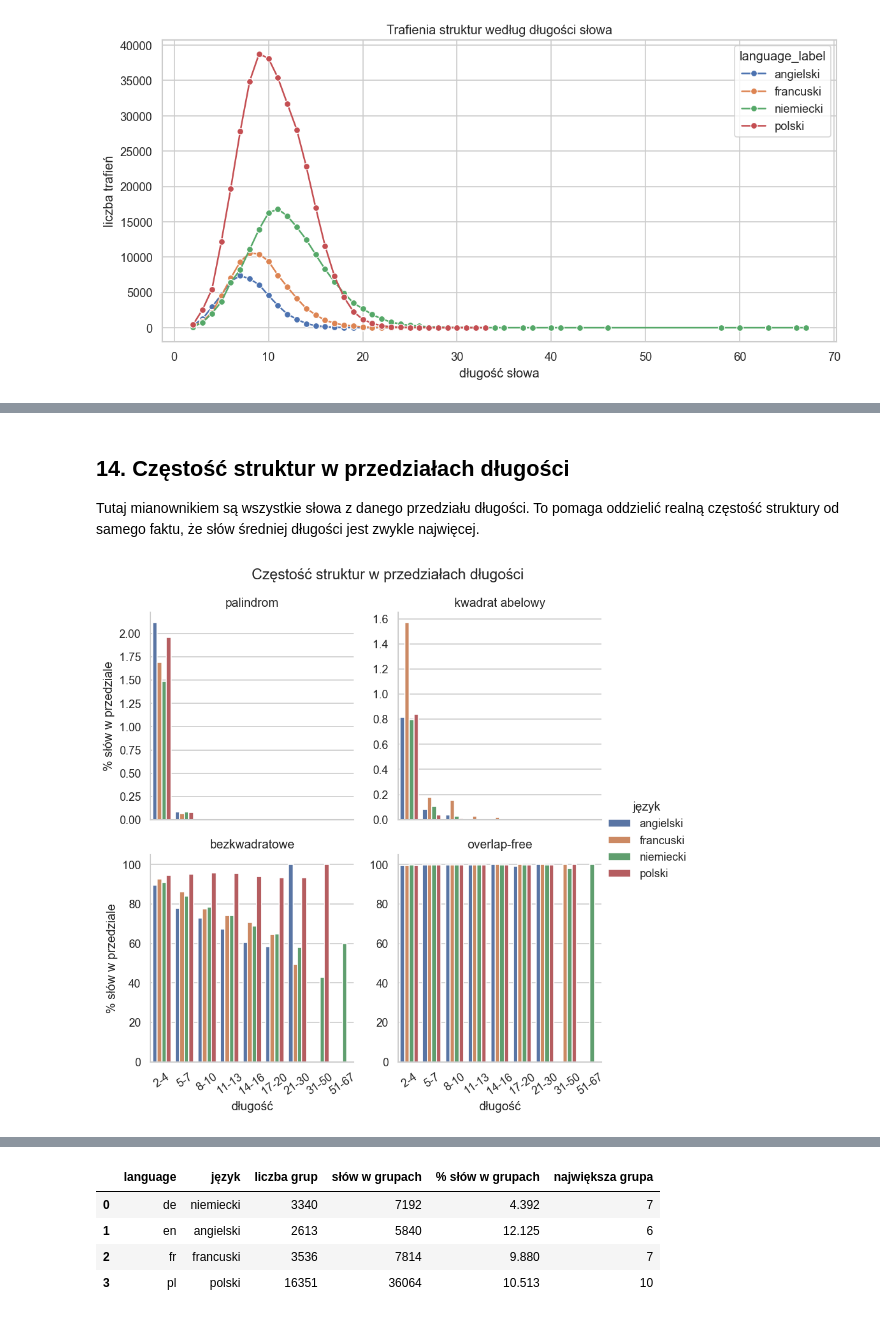
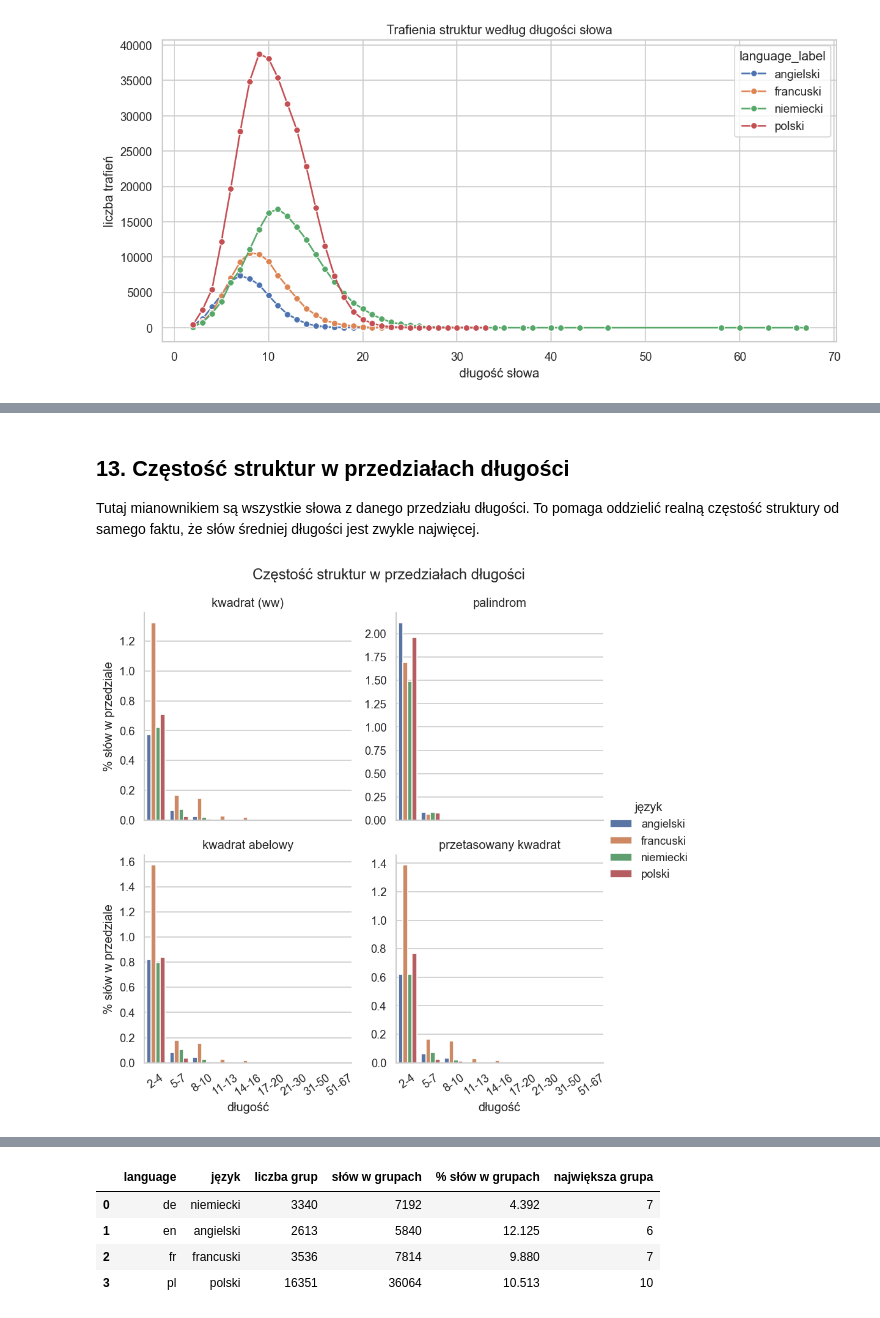
Before and after one commit to H4wk507/natural-languages, a Jupyter notebook: docs/dictionary_stats_analysis.ipynb, the cells around one changed output, grey strips where cells are left out. Drawn from its saved outputs; the diff is of its cells as text; code cells hidden in the pictures.

```diff
--- a/docs/dictionary_stats_analysis.ipynb
+++ b/docs/dictionary_stats_analysis.ipynb
@@ -25,9 +25,9 @@ from collections import Counter
 from pathlib import Path
 
 import matplotlib.pyplot as plt
-import numpy as np
 import pandas as pd
 import seaborn as sns
+
 try:
     from IPython.display import Markdown, display
 except ModuleNotFoundError:
@@ -43,7 +43,7 @@ if not (ROOT / 'natural_languages').exists() and (ROOT.parent / 'natural_languag
 if str(ROOT) not in sys.path:
     sys.path.insert(0, str(ROOT))
 
-from natural_languages.data import DataLoader, TextPreprocessor
+from natural_languages.data import DataLoader, TextPreprocessor  # noqa: E402
 
 RESULTS_DIR = ROOT / 'results'
 RAW_DIR = ROOT / 'data' / 'raw'
@@ -65,9 +65,6 @@ STRUCTURE_ORDER = [
     'abelian_square',
     'tangram',
     'shuffled_square',
-    'square_free',
-    'overlap_free',
-    'abelian_square_free',
 ]
 STRUCTURE_LABELS = {
     'square': 'kwadrat (ww)',
@@ -75,9 +72,6 @@ STRUCTURE_LABELS = {
     'abelian_square': 'kwadrat abelowy',
     'tangram': 'tangram',
     'shuffled_square': 'przetasowany kwadrat',
-    'square_free': 'bezkwadratowe',
-    'overlap_free': 'overlap-free',
-    'abelian_square_free': 'bezkwadratowe abelowo',
 }
 IS_COLUMNS = [f'is_{structure}' for structure in STRUCTURE_ORDER]
 
@@ -118,6 +112,7 @@ def load_summary() -> pd.DataFrame:
     summary = pd.concat(frames, ignore_index=True)
     summary['language'] = summary['language'].astype(str)
     summary['language_label'] = summary['language'].map(language_label)
+    summary = summary[summary['structure'].isin(STRUCTURE_ORDER)].copy()
     summary['structure'] = pd.Categorical(summary['structure'], categories=STRUCTURE_ORDER, ordered=True)
     summary['structure_label'] = summary['structure'].astype(str).map(STRUCTURE_LABELS)
     summary['n_words'] = pd.to_numeric(summary['n_words'], errors='coerce').fillna(0).astype(int)
@@ -507,7 +469,10 @@ if long_hits.empty:
     note('Brak `*_hits.csv` albo brak trafień.')
 else:
     top_rows = []
-    for (language_name, structure_name), group in long_hits.groupby(['language_label', 'structure_label'], observed=True):
+    for (
+        language_name,
+        structure_name,
+    ), group in long_hits.groupby(['language_label', 'structure_label'], observed=True):
         examples = group.sort_values(['length', 'word'], ascending=[False, True]).head(8)
         top_rows.append(
             {
@@ -562,7 +527,9 @@ else:
         .size()
         .reset_index(name='liczba trafień')
     )
-    selected = profile[profile['structure_label'].isin([STRUCTURE_LABELS[item] for item in ['palindrome', 'abelian_square', 'shuffled_square', 'square_free']])]
+    selected_structures = ['square', 'palindrome', 'abelian_square', 'shuffled_square']
+    selected_labels = [STRUCTURE_LABELS[item] for item in selected_structures]
+    selected = profile[profile['structure_label'].isin(selected_labels)]
     grid = sns.relplot(
         data=selected,
         x='length',
@@ -585,5 +552,5 @@ else:
 # %% [markdown]
-## 14. Częstość struktur w przedziałach długości
+## 13. Częstość struktur w przedziałach długości
 
 Tutaj mianownikiem są wszystkie słowa z danego przedziału długości. To pomaga oddzielić realną częstość struktury od samego faktu, że słów średniej długości jest zwykle najwięcej.
 # %%
@@ -591,38 +558,38 @@ if full_words.empty or full_words['coverage'].eq('hits_only').all():
     note('Sekcja wymaga `data/raw/*.txt`, żeby znać mianownik dla każdej długości.')
 else:
     binned = add_length_bins(full_words)
-    selected_structures = ['palindrome', 'abelian_square', 'square_free', 'overlap_free']
+    selected_structures = ['square', 'palindrome', 'abelian_square', 'shuffled_square']
     rows = []
     for (language_name, length_bin), group in binned.groupby(['language_label', 'length_bin'], observed=True):
         total = len(group)
         for structure in selected_structures:
             rows.append(
                 {
                     'język': language_name,
                     'przedział długości': str(length_bin),
                     'struktura': STRUCTURE_LABELS[structure],
                     'częstość %': 100.0 * group[f'is_{structure}'].sum() / total if total else 0.0,
                 }
             )
     rates_by_bin = pd.DataFrame(rows)
     grid = sns.catplot(
         data=rates_by_bin,
         x='przedział długości',
         y='częstość %',
         hue='język',
         col='struktura',
         col_wrap=2,
         kind='bar',
         sharey=False,
         height=3.6,
     )
     grid.set_axis_labels('długość', '% słów w przedziale')
     grid.set_titles('{col_name}')
     for axis in grid.axes.flat:
         axis.tick_params(axis='x', rotation=35)
     grid.figure.suptitle('Częstość struktur w przedziałach długości', y=1.03)
     maybe_save('14_rates_by_length_bin')
     plt.show()
 # %% [output]
-[figure, old version]
+[figure, new version]
 # %% [markdown]
```
Also changed, not shown: parts of 29 cells of this notebook, 5 other files.
